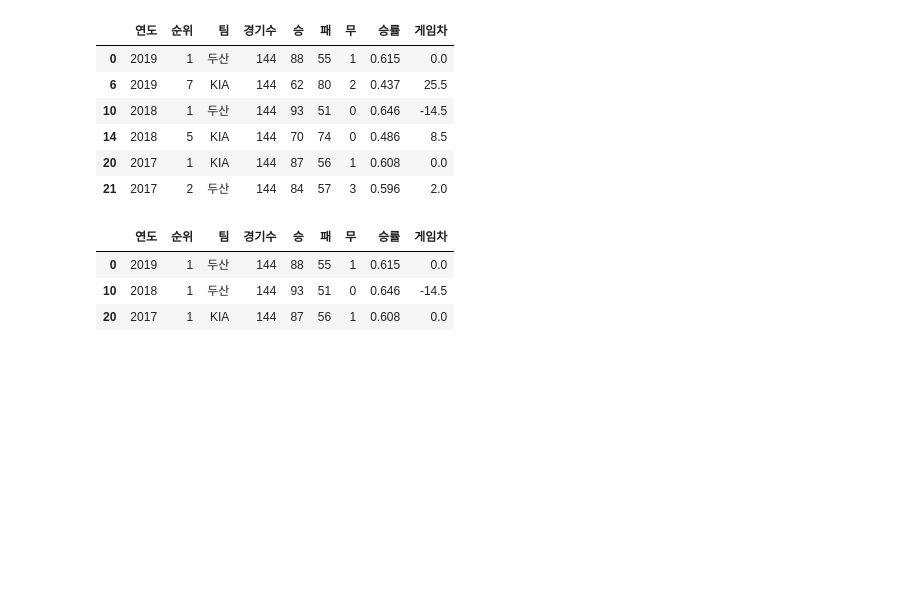
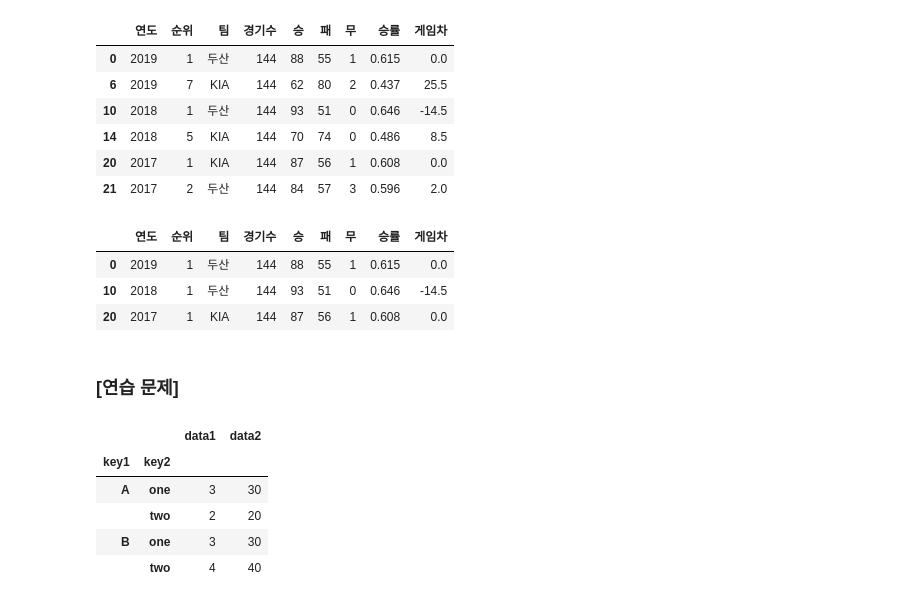
Before and after one commit to HyoJInNam/Python, a Jupyter notebook: pandas.ipynb, the cells around one changed output. Saved outputs shown, nothing was run; the diff lists cells and outputs as text; code cells hidden in the pictures; blank space fills up the shorter version.

```diff
--- a/pandas.ipynb
+++ b/pandas.ipynb
@@ -2751,3 +2752,21 @@ kbo[kbo['순위']==1]
 | 0 | 2019 | 1 | 두산 | 144 | 88 | 55 | 1 | 0.615 | 0.0 |
 | 10 | 2018 | 1 | 두산 | 144 | 93 | 51 | 0 | 0.646 | -14.5 |
 | 20 | 2017 | 1 | KIA | 144 | 87 | 56 | 1 | 0.608 | 0.0 |
+# %% [markdown]
+### [연습 문제]
+# %%
+# 다음과 같은 데이터프레임이 있을 때, key1에 따른 data1의 평균값을 구하시오. (groupby key1)
+df = pd.DataFrame({
+    'key1': ['A', 'A', 'B', 'B', 'A'],
+    'key2': ['one', 'two', 'one', 'two', 'one'],
+    'data1': [1, 2, 3, 4, 5],
+    'data2': [10, 20, 30, 40, 50]
+})
+df.groupby(['key1', 'key2'])['data1', 'data2'].mean()
+# %% [output]
+|  |  | data1 | data2 |
+| key1 | key2 |  |  |
+| A | one | 3 | 30 |
+|  | two | 2 | 20 |
+| B | one | 3 | 30 |
+|  | two | 4 | 40 |
```
Also changed, not shown: parts of 2 cells of this notebook.
